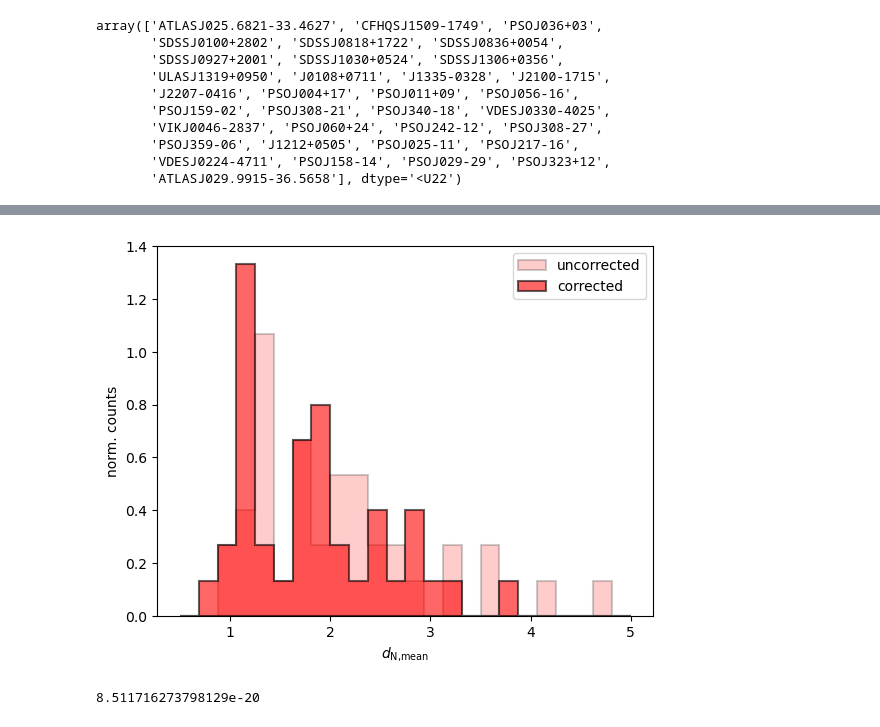
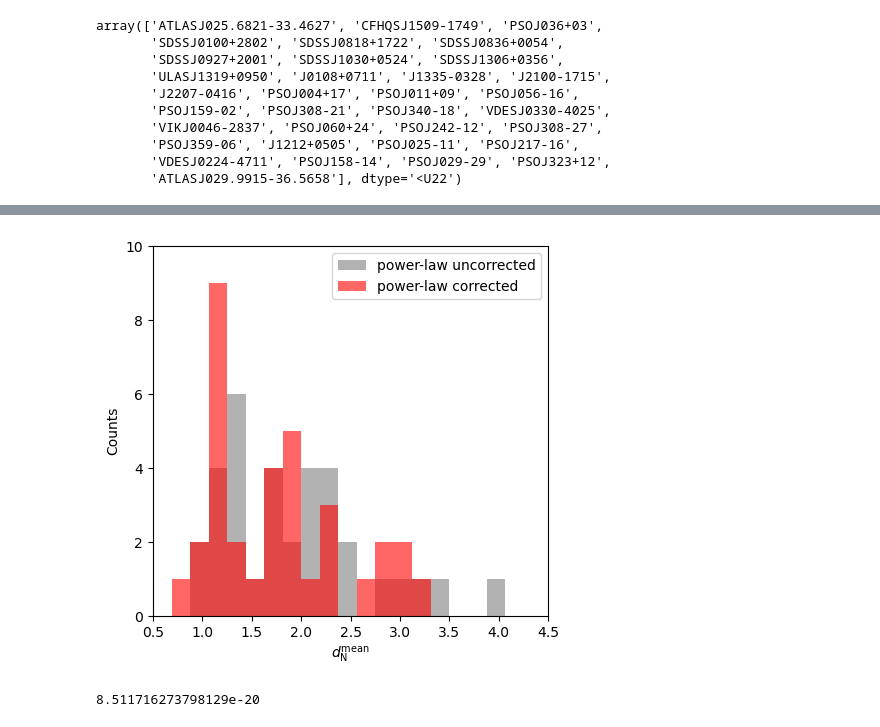
Before and after one commit to bartiosz/qso_nn, a Jupyter notebook: nn_statistics_v2.ipynb, the cells around one changed output, grey strips where cells are left out. Cells and saved outputs as stored; diff of their text form; code cells hidden in the pictures.

```diff
--- a/nn_statistics_v2.ipynb
+++ b/nn_statistics_v2.ipynb
@@ -215,5 +271,5 @@ np.log10(np.prod(pvalue))
 # %%
-N = 100000      # number of samples drawn
+N = 10000      # number of samples drawn
 samples = dict()
 print(samples)
 for n in names:
@@ -251,7 +307,7 @@ PSOJ029-29 - done
 PSOJ323+12 - done
 ATLASJ029.9915-36.5658 - done
 # %%
-plt.rcParams.update({'font.size': 16})
+# plt.rcParams.update({'font.size': 16})
 # plt.rcParams['text.usetex'] = True
 # plt.rcParams.update(plt.rcParamsDefault)
 
@@ -286,7 +342,7 @@ ax.axvline(np.log10(L_d), ymax=kernel_lh.pdf(np.log10(L_d))[0]/0.18,c='red',lw=2
 # ax.set_yscale('log')
 
 ax.set_xlabel(r'$\log \mathcal{L}$')
-ax.set_ylabel('norm. counts')
+ax.set_ylabel('Normalized Counts')
 
 # handles, labels = ax.get_legend_handles_labels()
 # custom_handles = [plt.Line2D([0], [0], color='red', linewidth=1)]
@@ -295,13 +351,13 @@ ax.set_ylabel('norm. counts')
 # legend = ax.legend(custom_handles, custom_labels, loc='lower right', fontsize='small', title='# recovered neighbors')
 
 plt.annotate(
-    r'$\log{{\mathcal{{L}}_\text{{Data}}}}$',
+    r'$\log{\mathcal{L}_\text{Data}}$',
     xy=(-30,0.1),
     color='red',
     fontsize=16,
 )
 plt.annotate(
-    r'$ = \log{{\prod P_\text{{qso}}}}$',
+    r'$ = \log{\prod P_\text{qso}}$',
     xy=(-27,0.08),
     color='red',
     fontsize=16,
@@ -408,63 +461,65 @@ plt.show()
 # %%
-pvalue_uncorr=[]
-for n in names:
-    dmean_trim = np.loadtxt('/media/bartosz/USB STICK/highz_data/eBOSS_NN_trim/mfp_results/{}_NN.txt'.format(n))
-    dmean_trim = dmean_trim[:,1]
+# plt.rcParams.update({'font.size': 14})
+# pvalue_uncorr=[]
+# for n in names:
+#     dmean_trim = np.loadtxt('/media/bartosz/USB STICK/highz_data/eBOSS_NN_trim/mfp_results/{}_NN.txt'.format(n))
+#     dmean_trim = dmean_trim[:,1]
 
-    # Kernel Density Estimation
-    # eBOSS
-    kernel = gaussian_kde(dmean_trim, bw_method='scott')
+#     # Kernel Density Estimation
+#     # eBOSS
+#     kernel = gaussian_kde(dmean_trim, bw_method='scott')
 
-    # highz index
-    index = np.where(hnn_id == n)
+#     # highz index
+#     index = np.where(hnn_id == n)
 
-    # highz distance
-    d = hd_means[index[0][0]]
-    prob = kernel.integrate_box_1d(d,np.inf)
+#     # highz distance
+#     d = hd_means[index[0][0]]
+#     prob = kernel.integrate_box_1d(d,np.inf)
 
-    pvalue_uncorr.append(prob)
+#     pvalue_uncorr.append(prob)
 
 # high z spectra
-hnnfile_uncorr = np.loadtxt(hpath + 'previous/highZ_NN_full_sc.txt',dtype='str')
+hnnfile = np.loadtxt(hpath + 'highZ_NN_corr_lbol10%.txt',dtype='str')
+# hnnfile = np.loadtxt(hpath + 'highZ_NN_ext_plclbound.txt',dtype='str')
+hnn_id = hnnfile[:,0]
+hnn_Ds = hnnfile[:,6:]
+hd_means = np.array([np.mean([float(j) for j in nn]) for nn in hnn_Ds])
+# # Exclude BAL and reddened quasars
+# filter = np.array([x in exc for x in hnn_id])
+# hnn_id = hnn_id[~filter]
+# hnn_Ds = hnn_Ds[~filter]
+# hd_means = hd_means[~filter]
+
+
+
+# high z spectra uncorrected
+hnnfile_uncorr = np.loadtxt(hpath + 'highZ_NN_uncorr_lbol10%.txt',dtype='str')
+# hnnfile_uncorr = np.loadtxt(hpath + 'highZ_NN_uncorr.txt',dtype='str')
 hnn_id_uncorr = hnnfile_uncorr[:,0]
 hnn_Ds_uncorr = hnnfile_uncorr[:,6:]
 hd_means_uncorr = [np.mean([float(j) for j in nn]) for nn in hnn_Ds_uncorr]
 
 bins = np.linspace(0.5, 5, 25)
 fig, ax = plt.subplots()
-cnts_uncorr, values_uncorr, bars_uncorr = ax.hist(hd_means_uncorr, bins, color='red',edgecolor='black',linewidth=1.5,
-                                                  histtype='stepfilled',density=True, alpha=0.2, label='uncorrected')
-pvalue_uncorr_sorted = sorted(pvalue_uncorr,reverse=True)
+fig.set_figwidth(5.1)
+fig.set_figheight(4.8)
+cnts_uncorr, values_uncorr, bars_uncorr = ax.hist(hd_means_uncorr, bins, color='grey',edgecolor='None',linewidth=1,
+                                                  histtype='stepfilled',density=False, alpha=0.6, label='power-law uncorrected')
+# pvalue_uncorr_sorted = sorted(pvalue_uncorr,reverse=True)
 
-cnts, values, bars = ax.hist(hd_means, bins, color='red', edgecolor='black',histtype='stepfilled',linewidth=1.5,
-                             density=True, alpha=0.6, label='corrected')
-pvalue_sorted = sorted(pvalue,reverse=True)
-
-# # Define the colormap and normalization
-# cmap = plt.cm.Reds
-# norm = plt.Normalize(vmin=min(pvalue_sorted), vmax=max(pvalue_sorted))
-
-# # Loop over each bar to set the facecolor and create a color legend
-# for cnt, c, bar in zip(cnts, pvalue_sorted, bars):
-#     bar.set_facecolor(cmap(norm(c)))  # Use the colormap to set facecolor
-#     #bar.set_label(f'Value: {c:.2f}')  # Add label for legend
-
-# # Add a colorbar
-# sm = plt.cm.ScalarMappable(cmap=cmap, norm=norm)
-# sm.set_array([])  # Dummy array for colorbar
-# cbar = plt.colorbar(sm, ax=ax)
-# cbar.set_label(r'$P_\text{eBOSS}$')
-
-
+cnts, values, bars = ax.hist(hd_means, bins, color='red', edgecolor='None',histtype='stepfilled',linewidth=1,
+                             density=False, alpha=0.6, label='power-law corrected')
+# pvalue_sorted = sorted(pvalue,reverse=True)
 
 ax.legend()  # Show legend
-
-plt.xlabel(r'$d_\text{N,mean}$')
-plt.ylabel('norm. counts')
-#plt.savefig('plots/XShooter_distr_updated.pdf',format='pdf')
+plt.xlim(0.5,4.5)
+plt.ylim(0,10)
+plt.xlabel(r'$d_\text{N}^\text{mean}$')
+plt.ylabel('Counts')
+plt.savefig('plots/statistics/XShooter_distr_Lmatched.pdf',bbox_inches='tight')
 plt.show()
 # %% [output]
-[figure, old version]
+[figure, new version]
 # %%
 print(np.prod(pvalue))
 # %% [output]
```
Also changed, not shown: parts of 7 cells of this notebook, 5 other files.
